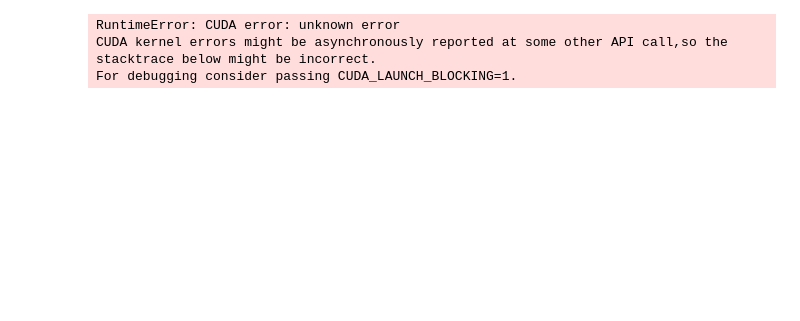
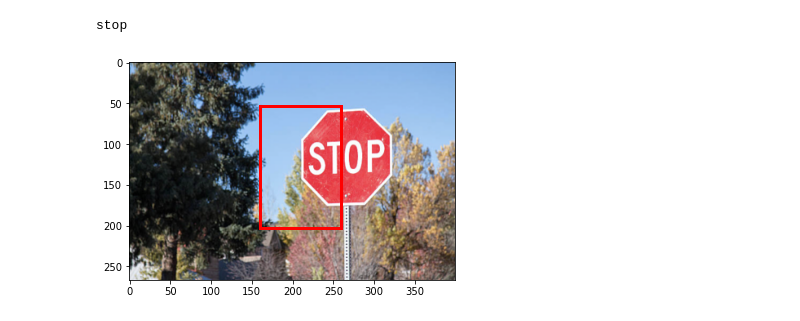
Before and after one commit to Graf35/practice, a Jupyter notebook: Progect/Raznet/Inferens.ipynb, the cells around one changed output. Drawn from its saved outputs; the diff is of its cells as text; code cells hidden in the pictures; blank space fills up the shorter version.

```diff
--- a/Progect/Raznet/Inferens.ipynb
+++ b/Progect/Raznet/Inferens.ipynb
@@ -34,32 +56,23 @@ For debugging consider passing CUDA_LAUNCH_BLOCKING=1.
 # %%
-path="images/road350.png"
+path="images/road96.png"
 im = cv2.imread(path)
 im = cv2.cvtColor(im, cv2.COLOR_BGR2RGB)
 transform_object = transforms.Compose([
       transforms.ToTensor(),
     transforms.Resize((224, 224)),
       transforms.Normalize((0.485, 0.456, 0.406), (0.229, 0.224, 0.225))
 ])
 
 image_tensor = transform_object(im)
 image_tensor = image_tensor.unsqueeze(0)
 out_class, out_bb = model(image_tensor.cuda())
 maxintd=torch.max(out_class, 1)
-def create_corner_rect(bb, color='red'):
-    bb = np.array(bb, dtype=np.float32)
-    return plt.Rectangle((bb[1], bb[0]), bb[3]-bb[1], bb[2]-bb[0], color=color,
-                         fill=False, lw=3)
-def show_corner_bb(im, bb):
-    plt.imshow(im)
-    plt.gca().add_patch(create_corner_rect(bb))
-
 # predicted bounding box
 bb_hat = out_bb.detach().cpu().numpy()
 bb_hat = bb_hat.astype(int)
 show_corner_bb(im, bb_hat[0])
 class_dict = { 0:'speedlimit', 1: 'stop', 2: 'crosswalk', 3: 'trafficlight'}
 print(class_dict[int(out_class.argmax())])
 # %% [output]
-RuntimeError: CUDA error: unknown error
-CUDA kernel errors might be asynchronously reported at some other API call,so the stacktrace below might be incorrect.
-For debugging consider passing CUDA_LAUNCH_BLOCKING=1.
+stop
+[figure, added]
```
Also changed, not shown: parts of 2 cells of this notebook, 5 other files.
